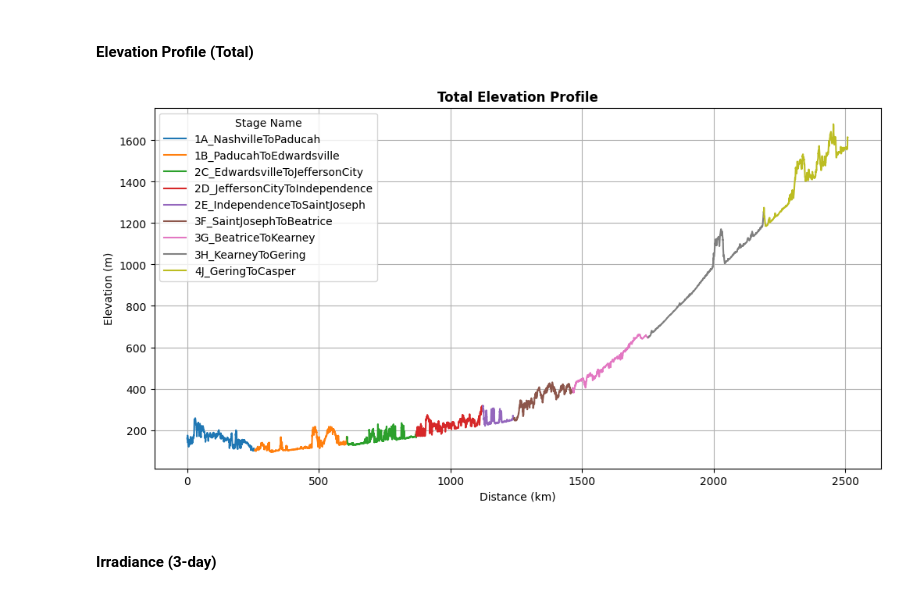
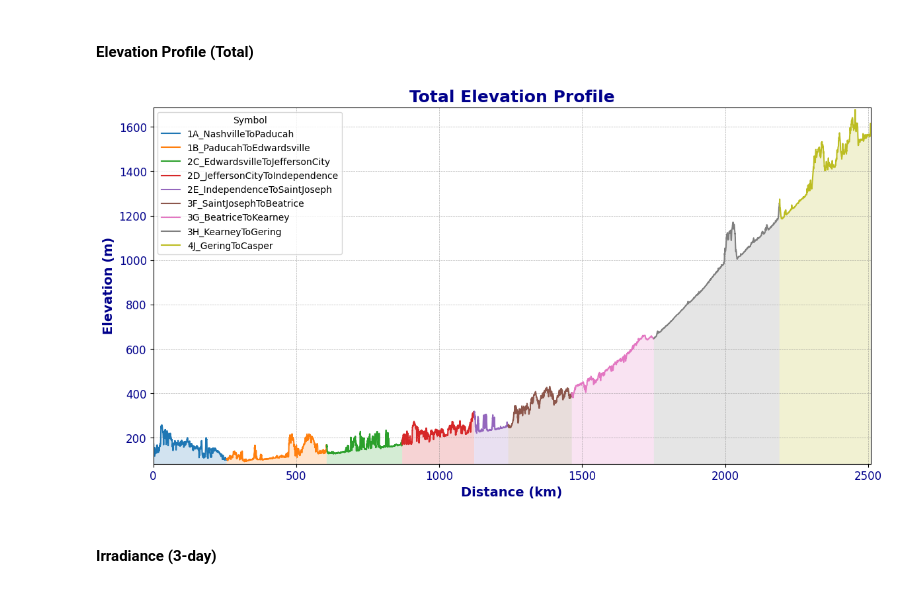
Before and after one commit to uw-midsun/strategy_msxvi, a Jupyter notebook: main.ipynb, the cells around one changed output. Drawn from its saved outputs; the diff is of its cells as text; code cells hidden in the pictures.

```diff
--- a/main.ipynb
+++ b/main.ipynb
@@ -164,32 +171,39 @@ plt.show()
 # %% [markdown]
 #### Elevation Profile (Total)
 # %%
-import pandasql as psql
-import pandas as pd
 import matplotlib.pyplot as plt
 
-query = "SELECT * FROM route_model_df ORDER BY distance"
-df = psql.sqldf(query, locals())
+total_elevation_df = route_model_df[['stage_name', 'elevation', 'distance']]
 
-df['distance_km'] = df['distance'] / 1000
+total_elevation_df = total_elevation_df.sort_values(by='distance')
+
+total_elevation_df['stage_distance_km'] = total_elevation_df['distance'] / 1000
+
 window_size = 5
-df['moving_avg_elevation'] = df['elevation'].rolling(window=window_size).mean()
+total_elevation_df['avg_elevation'] = total_elevation_df['elevation'].rolling(window=window_size).mean()
 
-plt.figure(figsize=(12, 6))
+plt.figure(figsize=(14, 7))
 
-for stage_name in df['stage_name'].unique():
-    subset = df[df['stage_name'] == stage_name]
-    plt.plot(subset['distance_km'], subset['moving_avg_elevation'], label=stage_name)
+for symbol in total_elevation_df['stage_name'].unique():
+    subset = total_elevation_df[total_elevation_df['stage_name'] == symbol]
+    plt.plot(subset['stage_distance_km'], subset['avg_elevation'], label=symbol)
+    plt.fill_between(subset['stage_distance_km'], subset['avg_elevation'], alpha=0.2)
 
-plt.title('Total Elevation Profile', fontweight='bold')
-plt.xlabel('Distance (km)')
-plt.ylabel('Elevation (m)')
-plt.legend(title='Stage Name')
-plt.grid(True)
+plt.title('Total Elevation Profile', fontsize=18, fontweight='bold', color='darkblue')
+plt.xlabel('Distance (km)', fontsize=14, fontweight='bold', color='darkblue')
+plt.ylabel('Elevation (m)', fontsize=14, fontweight='bold', color='darkblue')
+plt.legend(title='Symbol')
+plt.grid(True, which='both', linestyle='--', linewidth=0.5, color='gray', alpha=0.6)
+
+plt.xticks(fontsize=12, color='darkblue')
+plt.yticks(fontsize=12, color='darkblue')
+
+plt.xlim(total_elevation_df['stage_distance_km'].min(), total_elevation_df['stage_distance_km'].max())
+plt.ylim(total_elevation_df['avg_elevation'].min() - 10, total_elevation_df['avg_elevation'].max() + 10)
 
 plt.show()
 # %% [output]
-[figure, old version]
+[figure, new version]
 # %% [markdown]
 #### Irradiance (3-day)
 # %%
```
Also changed, not shown: parts of 6 cells of this notebook.
